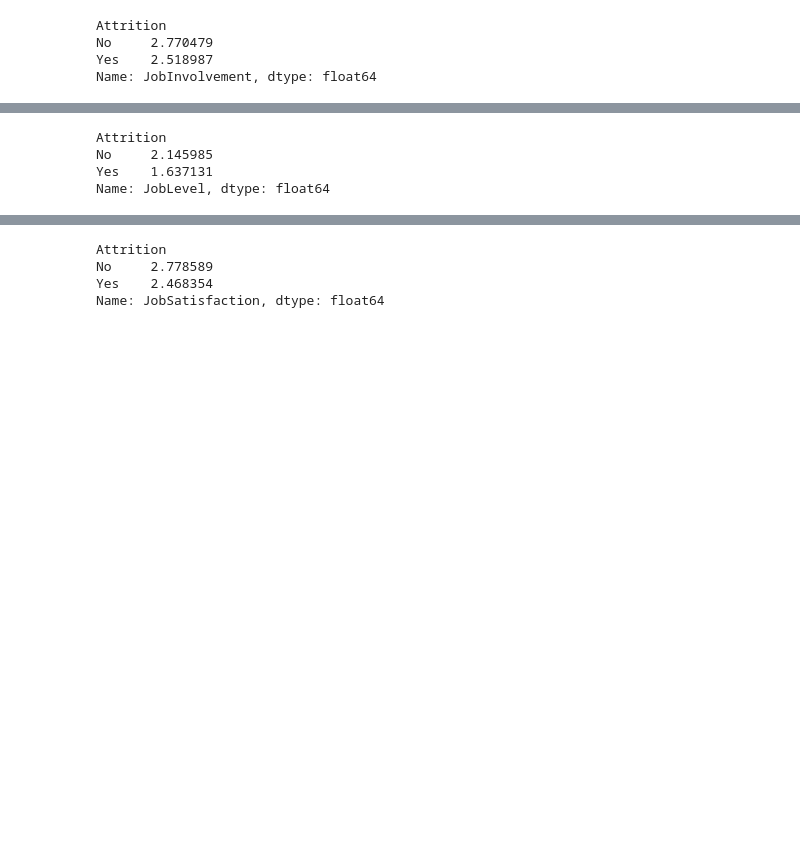
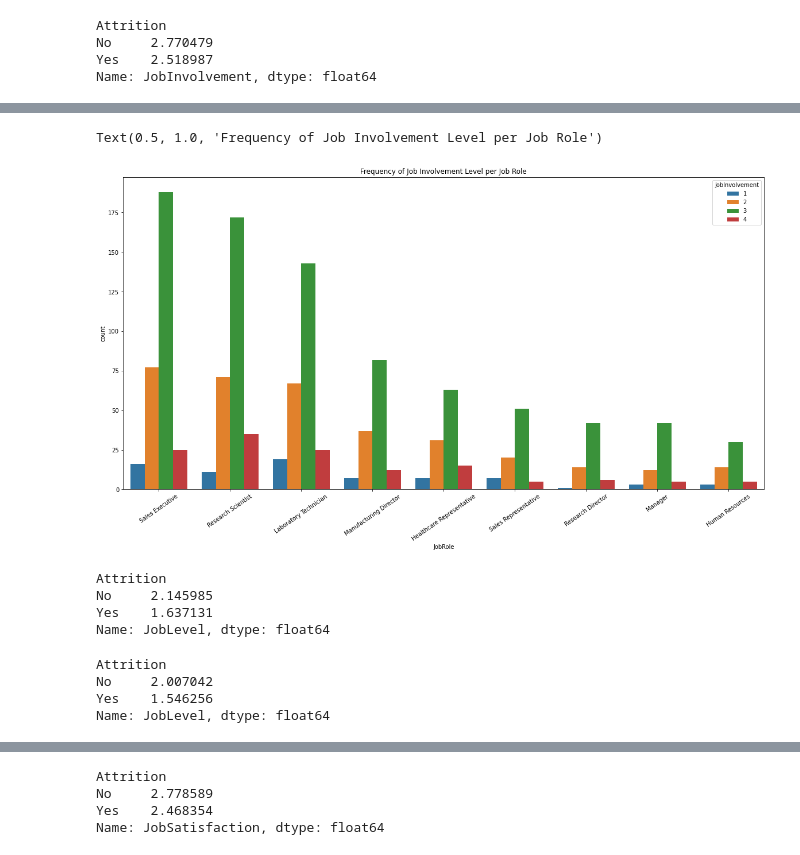
Before and after one commit to anitawahi/DataAnalyticsPractitioner22, a Jupyter notebook: IBM Project (1).ipynb, the cells around one changed output, grey strips where cells are left out. Cells and saved outputs as stored; diff of their text form; code cells hidden in the pictures; blank space fills up the shorter version.

```diff
--- a/IBM Project (1).ipynb
+++ b/IBM Project (1).ipynb
@@ -515,0 +266,5 @@ memory usage: 0.0+ bytes
+# %%
+# Remove outliers based on years since last promotion
+
+df3 = df3.drop(outYearsLastPromo)
+df3.info()
@@ -515,0 +303,5 @@ memory usage: 0.0+ bytes
+# %%
+# Remove outliers based on years with current manager
+
+df3 = df3.drop(outYearsCurrManag)
+df3.info()
@@ -515,0 +326,12 @@ memory usage: 0.0+ bytes
+# %%
+# 9. create a new column with z-scores for age
+
+df3["zscoreAge"] = np.abs(stats.zscore(df3["Age"]))
+
+# Find the z-score outliers
+
+outAge = df3.loc[df3["zscoreAge"]>3].index
+
+print(outAge)
+
+# no outliers
@@ -515,0 +340,12 @@ memory usage: 0.0+ bytes
+# %%
+# 10. create a new column with z-scores for distance from home
+
+df3["zscoreDistanceFromHome"] = np.abs(stats.zscore(df3["DistanceFromHome"]))
+
+# Find the z-score outliers
+
+outDistanceFromHome = df3.loc[df3["zscoreDistanceFromHome"]>3].index
+
+print(outDistanceFromHome)
+
+# no outliers
@@ -568 +580,15 @@ Name: JobInvolvement, dtype: float64
+# %%
+### create a count plot to show the number job involvement levels by job role
+
+plt.figure(figsize=(20,10))
+
+sns.countplot(data = df3, x = "JobRole", hue = "JobInvolvement")
+
+plt.xticks(rotation = 35)
+plt.title('Frequency of Job Involvement Level per Job Role')
+
+## No clear relationship
+# %% [output]
+Text(0.5, 1.0, 'Frequency of Job Involvement Level per Job Role')
+[figure, added]
 # %%
@@ -575,3 +601,13 @@ Attrition
 No     2.145985
 Yes    1.637131
 Name: JobLevel, dtype: float64
+# %%
+# 6. JOB LEVEL vs. Attrition
+df3["JobLevel"].groupby(df3["Attrition"]).mean()
+
+## Lower job level leaving - dig deeper
+# %% [output]
+Attrition
+No     2.007042
+Yes    1.546256
+Name: JobLevel, dtype: float64
```
Also changed, not shown: parts of 141 cells of this notebook.
